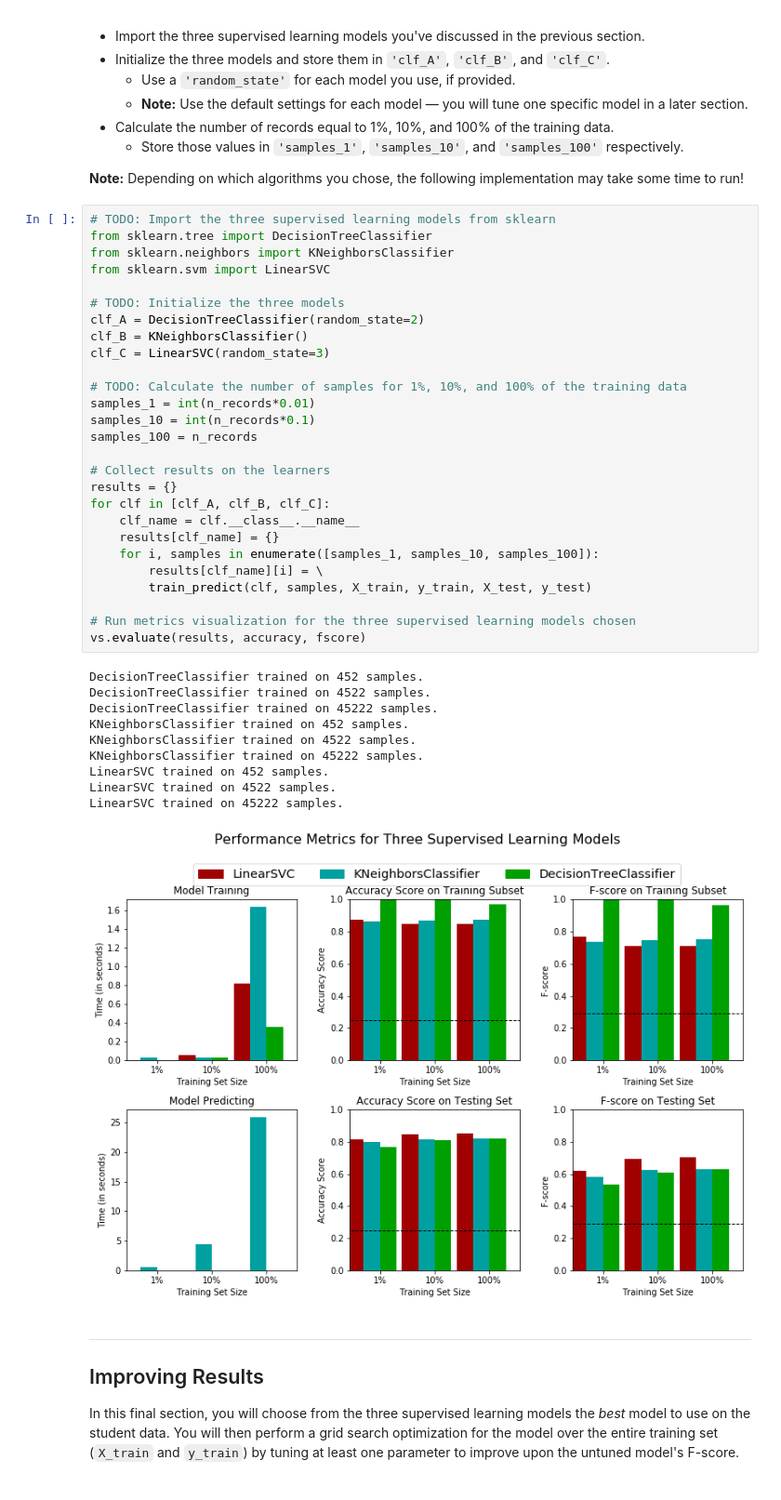
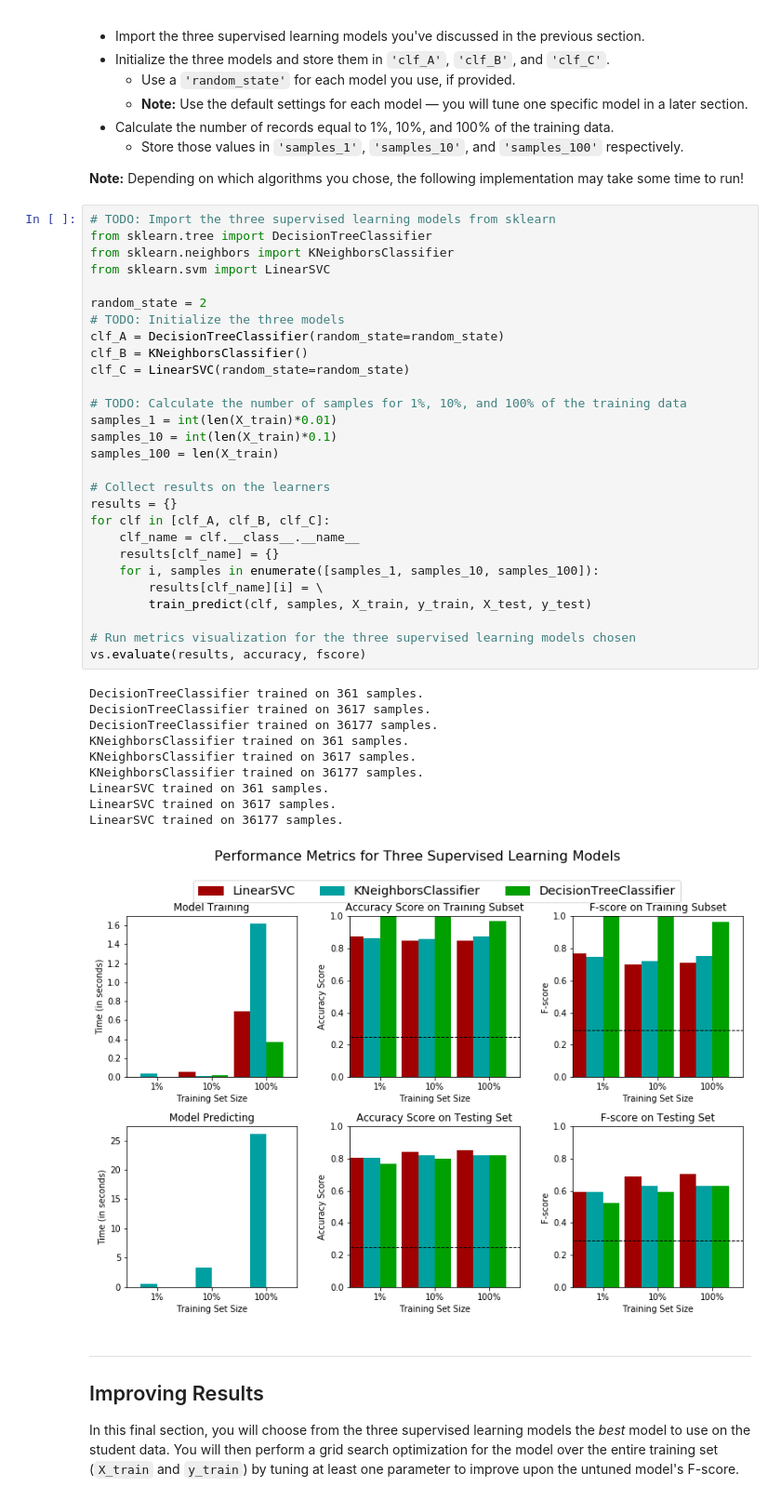
Before and after one commit to kmora3005/mlnd_projects, a Jupyter notebook: finding_donors/finding_donors.ipynb, the cells around one changed output. Shown at 93% size. Saved outputs shown, nothing was run; the diff lists cells and outputs as text.

```diff
--- a/finding_donors/finding_donors.ipynb
+++ b/finding_donors/finding_donors.ipynb
@@ -349,41 +349,42 @@ In the code cell, you will need to implement the following:
 # %%
 # TODO: Import the three supervised learning models from sklearn
 from sklearn.tree import DecisionTreeClassifier
 from sklearn.neighbors import KNeighborsClassifier
 from sklearn.svm import LinearSVC
 
+random_state = 2
 # TODO: Initialize the three models
-clf_A = DecisionTreeClassifier(random_state=2)
+clf_A = DecisionTreeClassifier(random_state=random_state)
 clf_B = KNeighborsClassifier()
-clf_C = LinearSVC(random_state=3)
+clf_C = LinearSVC(random_state=random_state)
 
 # TODO: Calculate the number of samples for 1%, 10%, and 100% of the training data
-samples_1 = int(n_records*0.01)
-samples_10 = int(n_records*0.1)
-samples_100 = n_records
+samples_1 = int(len(X_train)*0.01)
+samples_10 = int(len(X_train)*0.1)
+samples_100 = len(X_train)
 
 # Collect results on the learners
 results = {}
 for clf in [clf_A, clf_B, clf_C]:
     clf_name = clf.__class__.__name__
     results[clf_name] = {}
     for i, samples in enumerate([samples_1, samples_10, samples_100]):
         results[clf_name][i] = \
         train_predict(clf, samples, X_train, y_train, X_test, y_test)
 
 # Run metrics visualization for the three supervised learning models chosen
 vs.evaluate(results, accuracy, fscore)
 # %% [output]
-DecisionTreeClassifier trained on 452 samples.
-DecisionTreeClassifier trained on 4522 samples.
-DecisionTreeClassifier trained on 45222 samples.
-KNeighborsClassifier trained on 452 samples.
-KNeighborsClassifier trained on 4522 samples.
-KNeighborsClassifier trained on 45222 samples.
-LinearSVC trained on 452 samples.
-LinearSVC trained on 4522 samples.
-LinearSVC trained on 45222 samples.
+DecisionTreeClassifier trained on 361 samples.
+DecisionTreeClassifier trained on 3617 samples.
+DecisionTreeClassifier trained on 36177 samples.
+KNeighborsClassifier trained on 361 samples.
+KNeighborsClassifier trained on 3617 samples.
+KNeighborsClassifier trained on 36177 samples.
+LinearSVC trained on 361 samples.
+LinearSVC trained on 3617 samples.
+LinearSVC trained on 36177 samples.
-[figure, old version]
+[figure, new version]
 # %% [markdown]
 ----
 ## Improving Results
```
Also changed, not shown: parts of 8 cells of this notebook, 1 other file.
